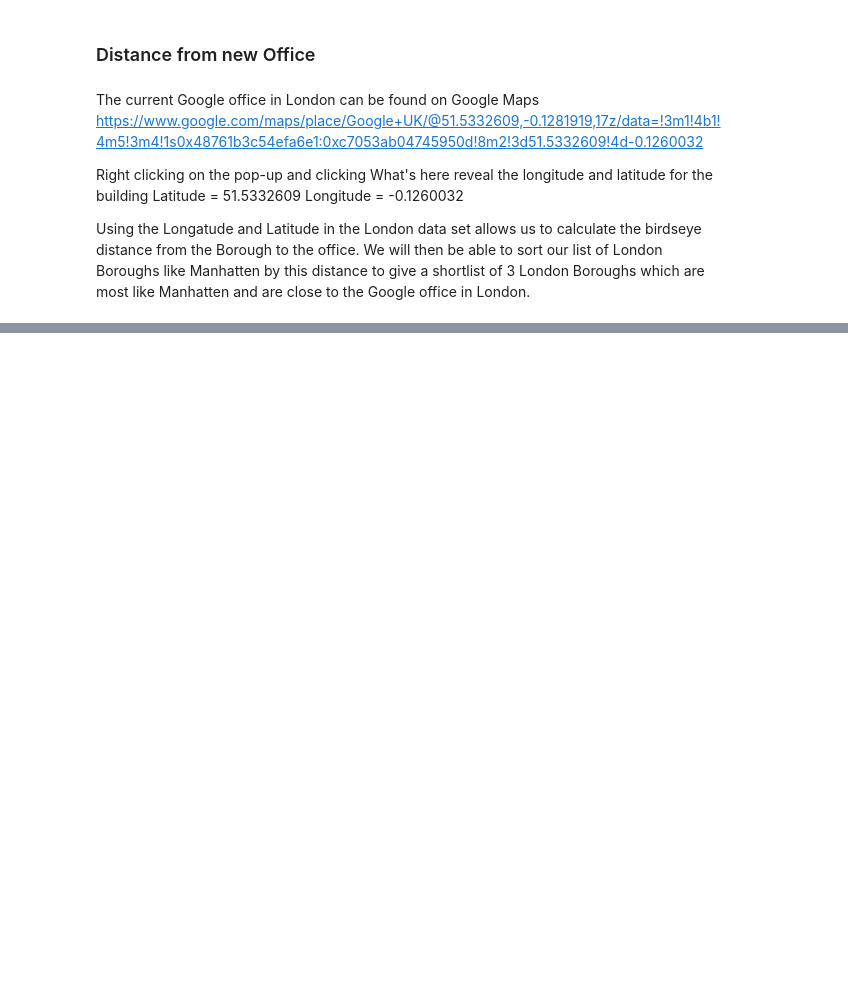
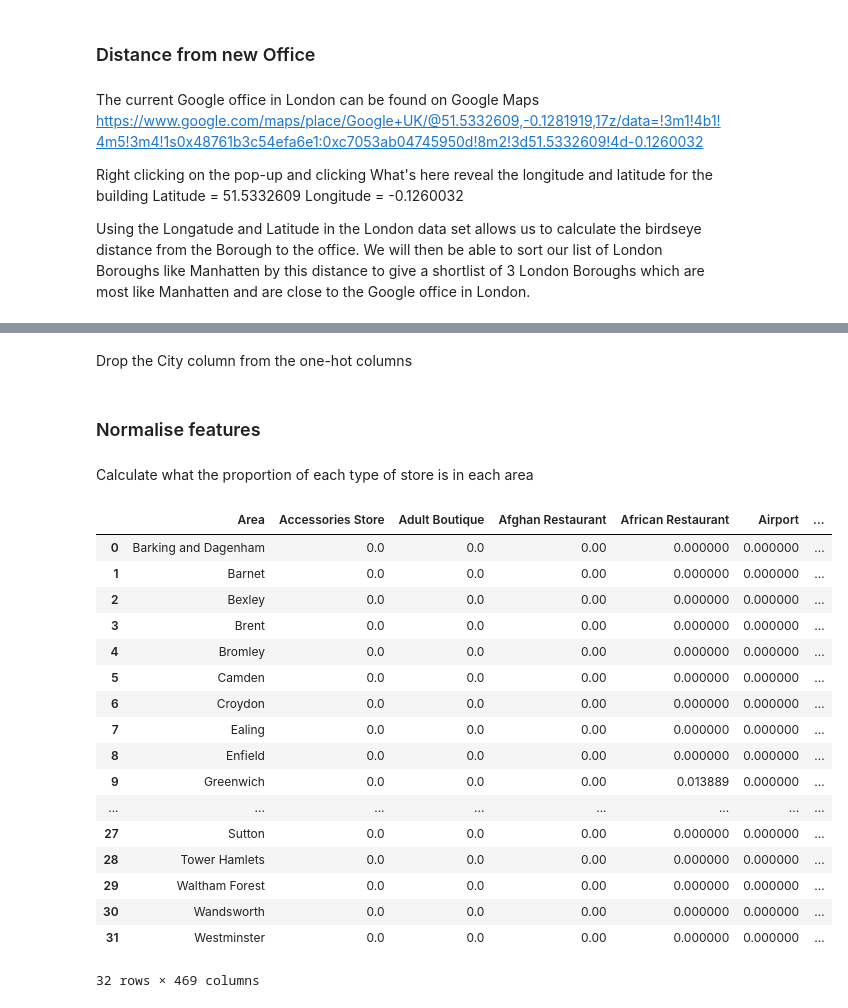
Before and after one commit to maxgoulding/ibm_data_science, a Jupyter notebook: Applied Data Science Capstone.ipynb, the cells around one changed output, grey strips where cells are left out. Saved outputs shown, nothing was run; the diff lists cells and outputs as text; code cells hidden in the pictures; blank space fills up the shorter version.

```diff
--- a/Applied Data Science Capstone.ipynb
+++ b/Applied Data Science Capstone.ipynb
@@ -168,0 +576,11 @@ Using the Longatude and Latitude in the London data set allows us to calculate t
+# %%
+#Add NY Label to dataframe
+ny_venues['City'] = 'New York'
+
+#Add London Label to dataframe
+london_venues['City'] = 'London'
+
+#Concatenate the London and NY Dataset to ensure features are the same
+city_venues = pd.concat([ny_venues, london_venues], axis=0, ignore_index=True)
+
+city_venues.shape
@@ -168,0 +593,13 @@ Using the Longatude and Latitude in the London data set allows us to calculate t
+# %%
+# one hot encoding
+city_onehot = pd.get_dummies(city_venues[['Venue Category']], prefix="", prefix_sep="")
+
+# add areas and city column back to dataframe
+city_onehot['Area'] = city_venues['Area']
+city_onehot['City'] = city_venues['City']
+
+# move areas and city column to the first and second column
+fixed_columns = [city_onehot.columns[-2]] + [city_onehot.columns[-1]] + list(city_onehot.columns[:-2])
+city_onehot = city_onehot[fixed_columns]
+
+city_onehot.shape
@@ -168,0 +610,34 @@ Using the Longatude and Latitude in the London data set allows us to calculate t
+# %%
+london_onehot = city_onehot[city_onehot['City'] == 'London'].copy()
+ny_onehot = city_onehot[city_onehot['City'] == 'New York'].copy()
+# %% [markdown]
+Drop the City column from the one-hot columns
+# %%
+london_onehot.drop(columns=['City'], inplace=True)
+ny_onehot.drop(columns=['City'], inplace=True)
+# %% [markdown]
+### Normalise features
+# %% [markdown]
+Calculate what the proportion of each type of store is in each area
+# %%
+london_grouped = london_onehot.groupby('Area').mean().reset_index()
+london_grouped
+# %% [output]
+|  | Area | Accessories Store | Adult Boutique | Afghan Restaurant | African Restaurant | Airport | ... |
+| 0 | Barking and Dagenham | 0.0 | 0.0 | 0.00 | 0.000000 | 0.000000 | ... |
+| 1 | Barnet | 0.0 | 0.0 | 0.00 | 0.000000 | 0.000000 | ... |
+| 2 | Bexley | 0.0 | 0.0 | 0.00 | 0.000000 | 0.000000 | ... |
+| 3 | Brent | 0.0 | 0.0 | 0.00 | 0.000000 | 0.000000 | ... |
+| 4 | Bromley | 0.0 | 0.0 | 0.00 | 0.000000 | 0.000000 | ... |
+| 5 | Camden | 0.0 | 0.0 | 0.00 | 0.000000 | 0.000000 | ... |
+| 6 | Croydon | 0.0 | 0.0 | 0.00 | 0.000000 | 0.000000 | ... |
+| 7 | Ealing | 0.0 | 0.0 | 0.00 | 0.000000 | 0.000000 | ... |
+| 8 | Enfield | 0.0 | 0.0 | 0.00 | 0.000000 | 0.000000 | ... |
+| 9 | Greenwich | 0.0 | 0.0 | 0.00 | 0.013889 | 0.000000 | ... |
+| ... | ... | ... | ... | ... | ... | ... | ... |
+| 27 | Sutton | 0.0 | 0.0 | 0.00 | 0.000000 | 0.000000 | ... |
+| 28 | Tower Hamlets | 0.0 | 0.0 | 0.00 | 0.000000 | 0.000000 | ... |
+| 29 | Waltham Forest | 0.0 | 0.0 | 0.00 | 0.000000 | 0.000000 | ... |
+| 30 | Wandsworth | 0.0 | 0.0 | 0.00 | 0.000000 | 0.000000 | ... |
+| 31 | Westminster | 0.0 | 0.0 | 0.00 | 0.000000 | 0.000000 | ... |
+32 rows × 469 columns
```
Also changed, not shown: parts of 125 cells of this notebook.
